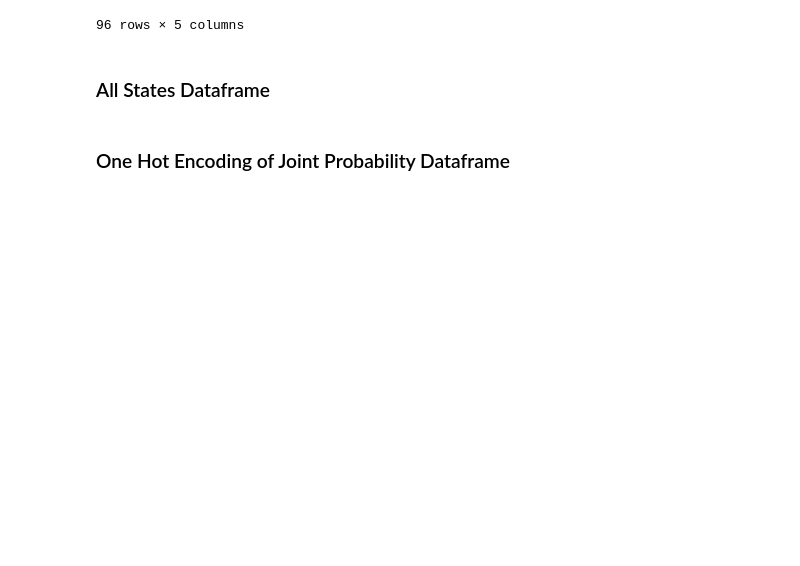
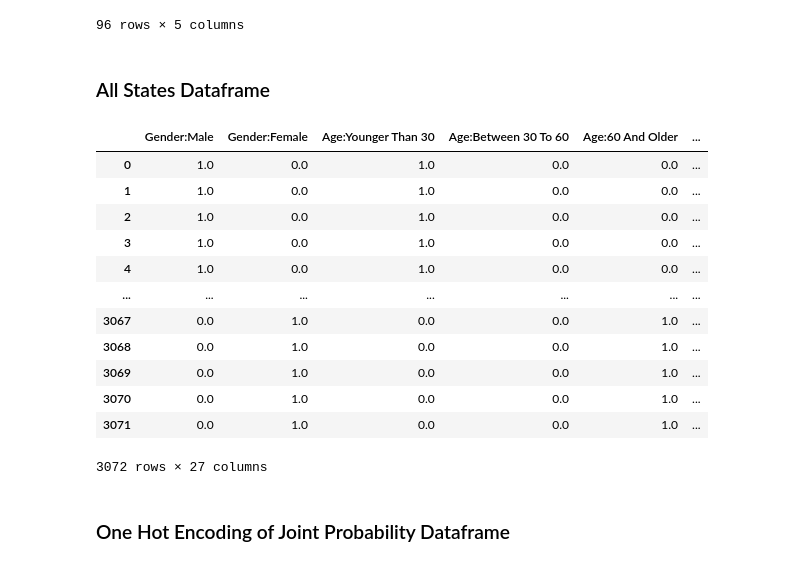
Before and after one commit to wgshen/bayesian-inverse-reinforcement-learning, a Jupyter notebook: MS_model/ISP/Initial State Probabilities BN.ipynb, the cells around one changed output. Saved outputs shown, nothing was run; the diff lists cells and outputs as text; code cells hidden in the pictures; blank space fills up the shorter version.

```diff
--- a/MS_model/ISP/Initial State Probabilities BN.ipynb
+++ b/MS_model/ISP/Initial State Probabilities BN.ipynb
@@ -261,13 +269,28 @@ joint_proba_df
 # %% [markdown]
 ### All States Dataframe
 # %%
-initial_state_dist = np.load('../initial_state_dist.npy')
-state_feature = np.load('../state_feature.npy')
-state_feature_name = np.load('../state_feature_name.npy')
+initial_state_dist = np.load('../data/initial_state_dist.npy')
+state_feature = np.load('../data/state_feature.npy')
+state_feature_name = np.load('../data/state_feature_name.npy')
 # %%
 state_distribution_df = all_states(state_feature,state_feature_name)
 state_distribution_df
-state_distribution_df.to_csv('state_distribution_df.csv',index=False)
+state_distribution_df.to_csv('../data/all_states_df.csv',index=False)
+state_distribution_df
+# %% [output]
+|  | Gender:Male | Gender:Female | Age:Younger Than 30 | Age:Between 30 To 60 | Age:60 And Older | ... |
+| 0 | 1.0 | 0.0 | 1.0 | 0.0 | 0.0 | ... |
+| 1 | 1.0 | 0.0 | 1.0 | 0.0 | 0.0 | ... |
+| 2 | 1.0 | 0.0 | 1.0 | 0.0 | 0.0 | ... |
+| 3 | 1.0 | 0.0 | 1.0 | 0.0 | 0.0 | ... |
+| 4 | 1.0 | 0.0 | 1.0 | 0.0 | 0.0 | ... |
+| ... | ... | ... | ... | ... | ... | ... |
+| 3067 | 0.0 | 1.0 | 0.0 | 0.0 | 1.0 | ... |
+| 3068 | 0.0 | 1.0 | 0.0 | 0.0 | 1.0 | ... |
+| 3069 | 0.0 | 1.0 | 0.0 | 0.0 | 1.0 | ... |
+| 3070 | 0.0 | 1.0 | 0.0 | 0.0 | 1.0 | ... |
+| 3071 | 0.0 | 1.0 | 0.0 | 0.0 | 1.0 | ... |
+3072 rows × 27 columns
 # %% [markdown]
 ### One Hot Encoding of Joint Probability Dataframe
 # %%
```
Also changed, not shown: parts of 13 cells of this notebook.
